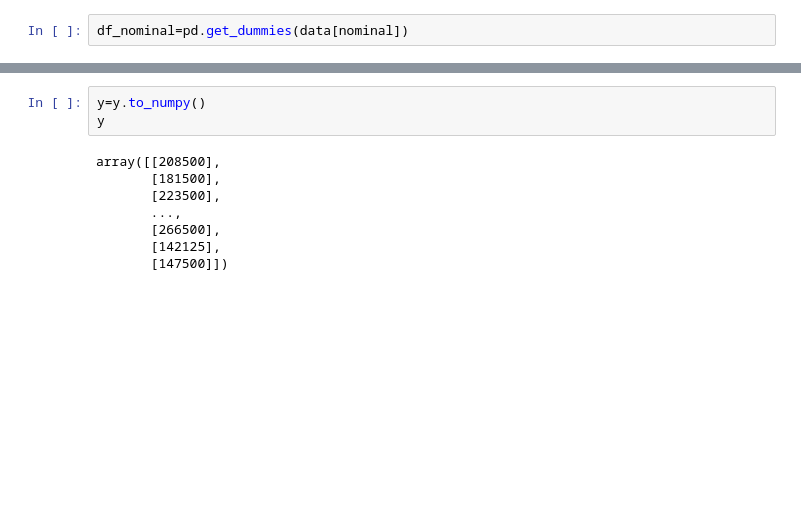
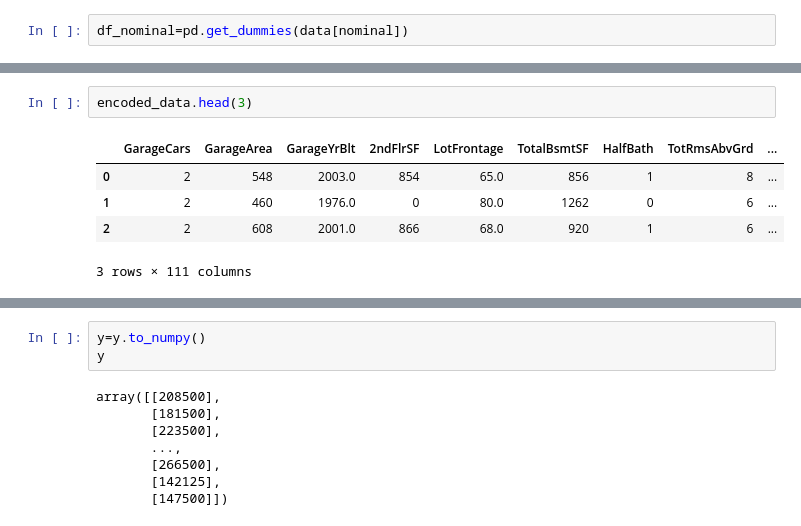
Before and after one commit to KangeMathenge/MLGroupFinalTask, a Jupyter notebook: Grouptask1.ipynb, the cells around one changed output, grey strips where cells are left out. Saved outputs shown, nothing was run; the diff lists cells and outputs as text; blank space fills up the shorter version.

```diff
--- a/Grouptask1.ipynb
+++ b/Grouptask1.ipynb
@@ -239,3 +312,11 @@ encoded_data=pd.concat([df_numerical])
+# %%
+encoded_data.head(3)
+# %% [output]
+|  | GarageCars | GarageArea | GarageYrBlt | 2ndFlrSF | LotFrontage | TotalBsmtSF | HalfBath | TotRmsAbvGrd | ... |
+| 0 | 2 | 548 | 2003.0 | 854 | 65.0 | 856 | 1 | 8 | ... |
+| 1 | 2 | 460 | 1976.0 | 0 | 80.0 | 1262 | 0 | 6 | ... |
+| 2 | 2 | 608 | 2001.0 | 866 | 68.0 | 920 | 1 | 6 | ... |
+3 rows × 111 columns
 # %%
 encoded_data.shape
 # %% [output]
```
Also changed, not shown: parts of 85 cells of this notebook.
